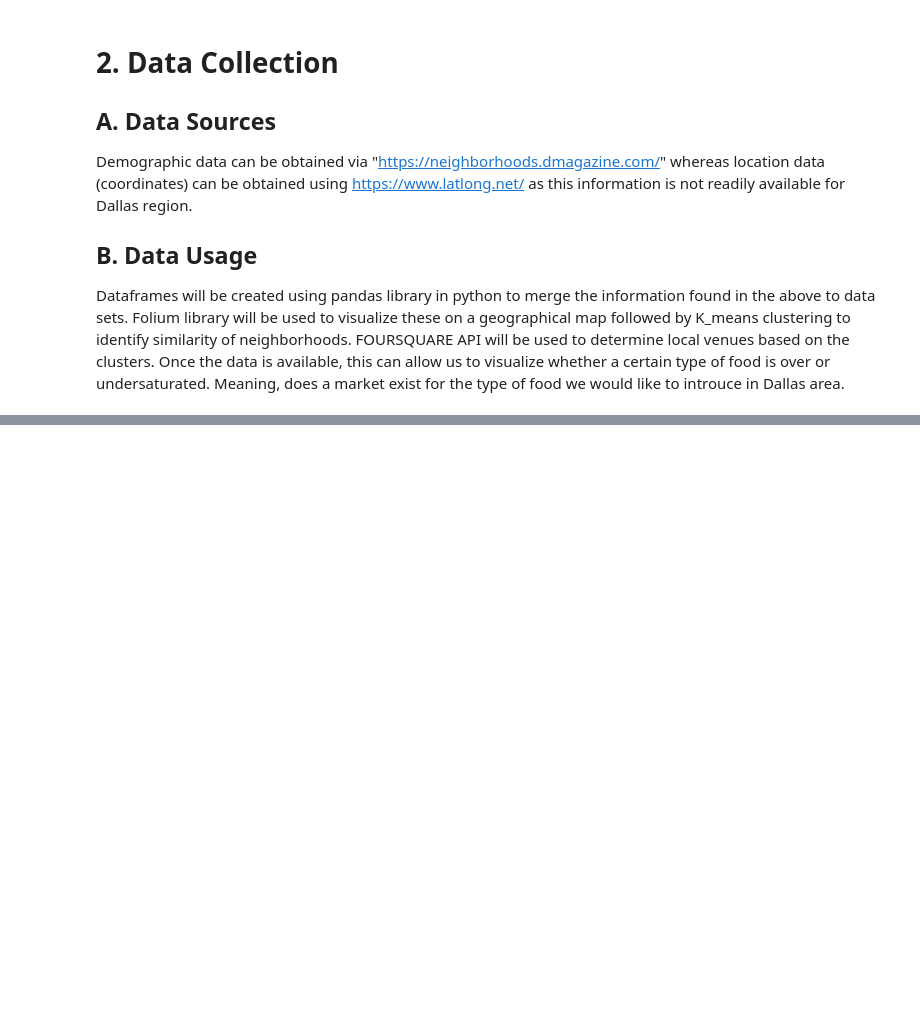
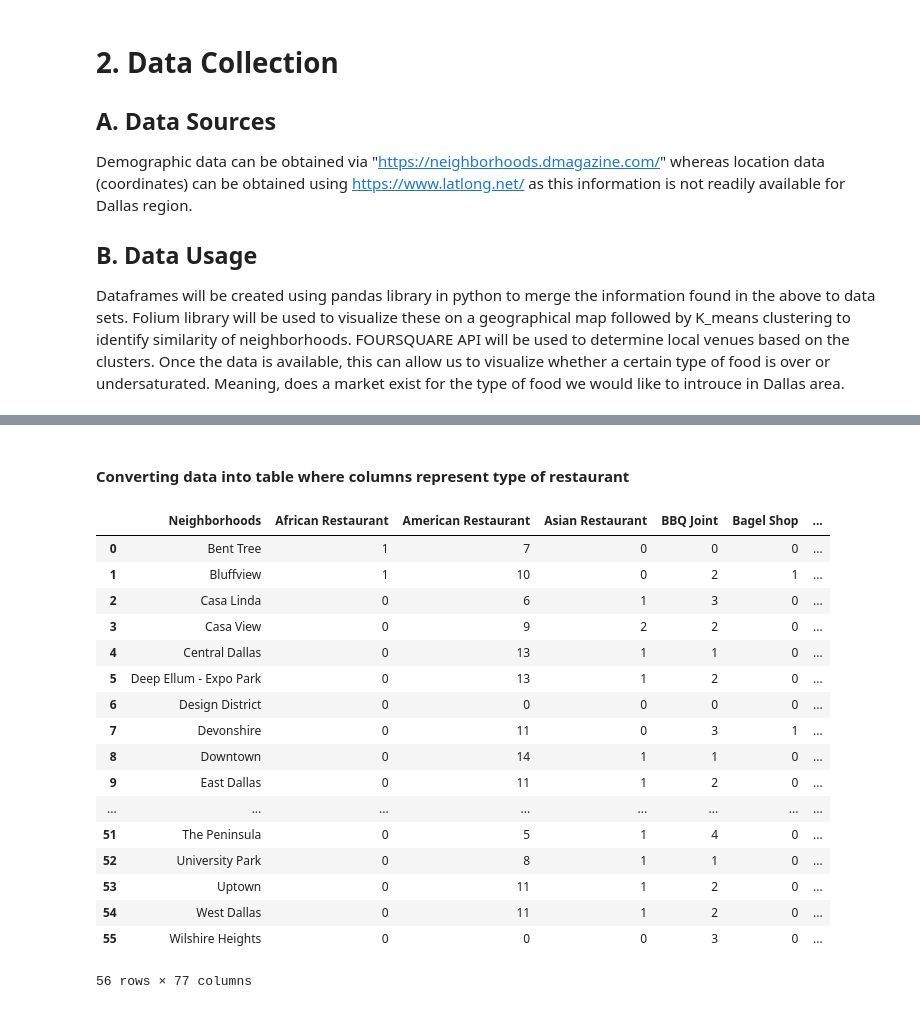
Before and after one commit to khanm276/Coursera_Capstone, a Jupyter notebook: Dallas_Restaurant.ipynb, the cells around one changed output, grey strips where cells are left out. Cells and saved outputs as stored; diff of their text form; code cells hidden in the pictures; blank space fills up the shorter version.

```diff
--- a/Dallas_Restaurant.ipynb
+++ b/Dallas_Restaurant.ipynb
@@ -54,0 +409,25 @@ Dataframes will be created using pandas library in python to merge the informati
+# %% [markdown]
+#### Converting data into table where columns represent type of restaurant
+# %%
+Dallas_grouped = kl_onehot.groupby(["Neighborhoods"]).sum().reset_index()
+
+Dallas_grouped
+# %% [output]
+|  | Neighborhoods | African Restaurant | American Restaurant | Asian Restaurant | BBQ Joint | Bagel Shop | ... |
+| 0 | Bent Tree | 1 | 7 | 0 | 0 | 0 | ... |
+| 1 | Bluffview | 1 | 10 | 0 | 2 | 1 | ... |
+| 2 | Casa Linda | 0 | 6 | 1 | 3 | 0 | ... |
+| 3 | Casa View | 0 | 9 | 2 | 2 | 0 | ... |
+| 4 | Central Dallas | 0 | 13 | 1 | 1 | 0 | ... |
+| 5 | Deep Ellum - Expo Park | 0 | 13 | 1 | 2 | 0 | ... |
+| 6 | Design District | 0 | 0 | 0 | 0 | 0 | ... |
+| 7 | Devonshire | 0 | 11 | 0 | 3 | 1 | ... |
+| 8 | Downtown | 0 | 14 | 1 | 1 | 0 | ... |
+| 9 | East Dallas | 0 | 11 | 1 | 2 | 0 | ... |
+| ... | ... | ... | ... | ... | ... | ... | ... |
+| 51 | The Peninsula | 0 | 5 | 1 | 4 | 0 | ... |
+| 52 | University Park | 0 | 8 | 1 | 1 | 0 | ... |
+| 53 | Uptown | 0 | 11 | 1 | 2 | 0 | ... |
+| 54 | West Dallas | 0 | 11 | 1 | 2 | 0 | ... |
+| 55 | Wilshire Heights | 0 | 0 | 0 | 3 | 0 | ... |
+56 rows × 77 columns
```
Also changed, not shown: parts of 30 cells of this notebook.
